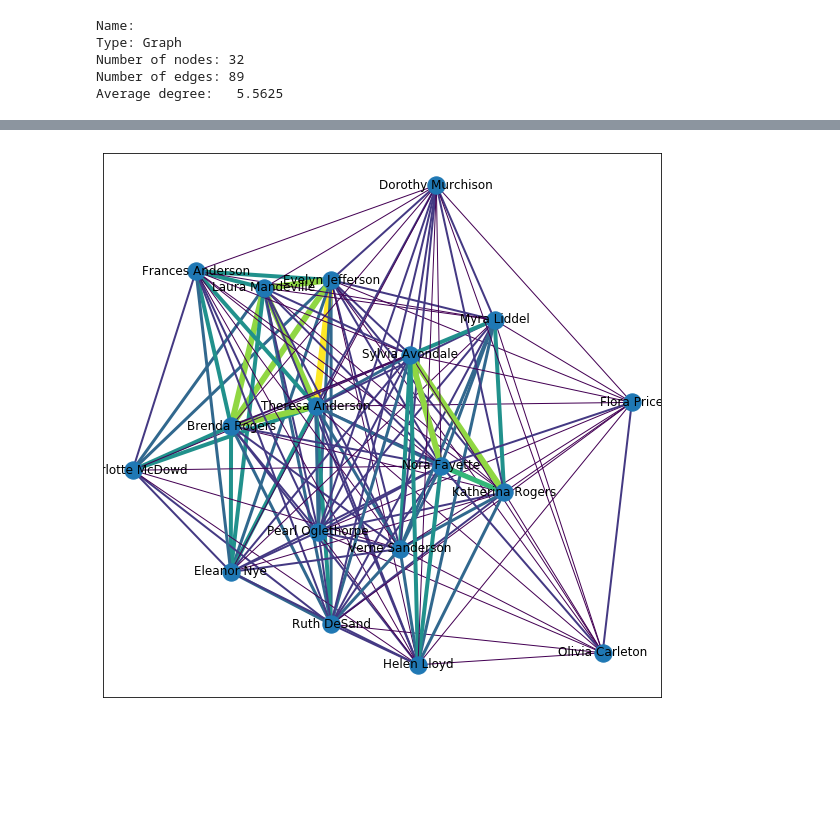
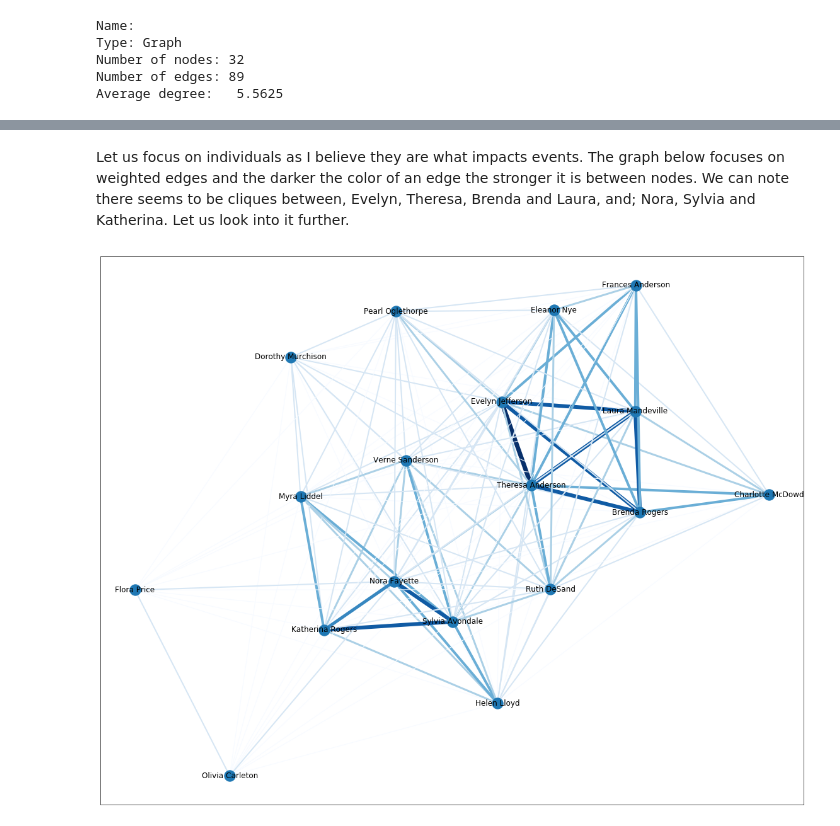
Before and after one commit to cwong79/DATA620, a Jupyter notebook: plot_davis_club.ipynb, the cells around one changed output, grey strips where cells are left out. Saved outputs shown, nothing was run; the diff lists cells and outputs as text; code cells hidden in the pictures; blank space fills up the shorter version.

```diff
--- a/plot_davis_club.ipynb
+++ b/plot_davis_club.ipynb
@@ -38,11 +31,8 @@ Number of nodes: 32
 Number of edges: 89
 Average degree:   5.5625
 # %%
-women = G.graph['top']
-events = G.graph['bottom']
 women, events = nx.bipartite.sets(G)
-
-plt.rcParams["figure.figsize"] = (16,8)
+plt.rcParams["figure.figsize"] = (20,20)
 plt.axis('off')
 pos=nx.spring_layout(G)
 nx.draw_networkx_nodes(G, pos, nodelist=women, node_color='red', alpha = 0.4)
@@ -54,6 +128,9 @@ nx.draw_networkx_labels(G, pos);
+# %% [markdown]
+Let us focus on individuals as I believe they are what impacts events. The graph below focuses on weighted edges and the darker the color of an edge the stronger it is between nodes. We can note there seems to be cliques between, Evelyn, Theresa, Brenda and Laura, and; Nora, Sylvia and Katherina. Let us look into it further.
 # %%
-weights = [edata['weight'] for f,t,edata in W.edges(data=True)]
-plt.figure(figsize = (10,10))
-nx.draw_networkx(W, width=weights, edge_color=weights)
+individuals = bipartite.weighted_projected_graph(G, women, ratio=False)
+weights = [edata['weight'] for f, t, edata in individuals.edges(data=True)]
+plt.figure(figsize=(20,16))
+nx.draw_networkx(individuals, width=weights, edge_color=weights, edge_cmap=plt.cm.Blues)
 # %% [output]
-[figure, old version]
+[figure, new version]
```
Also changed, not shown: parts of 15 cells of this notebook, 1 other file.
